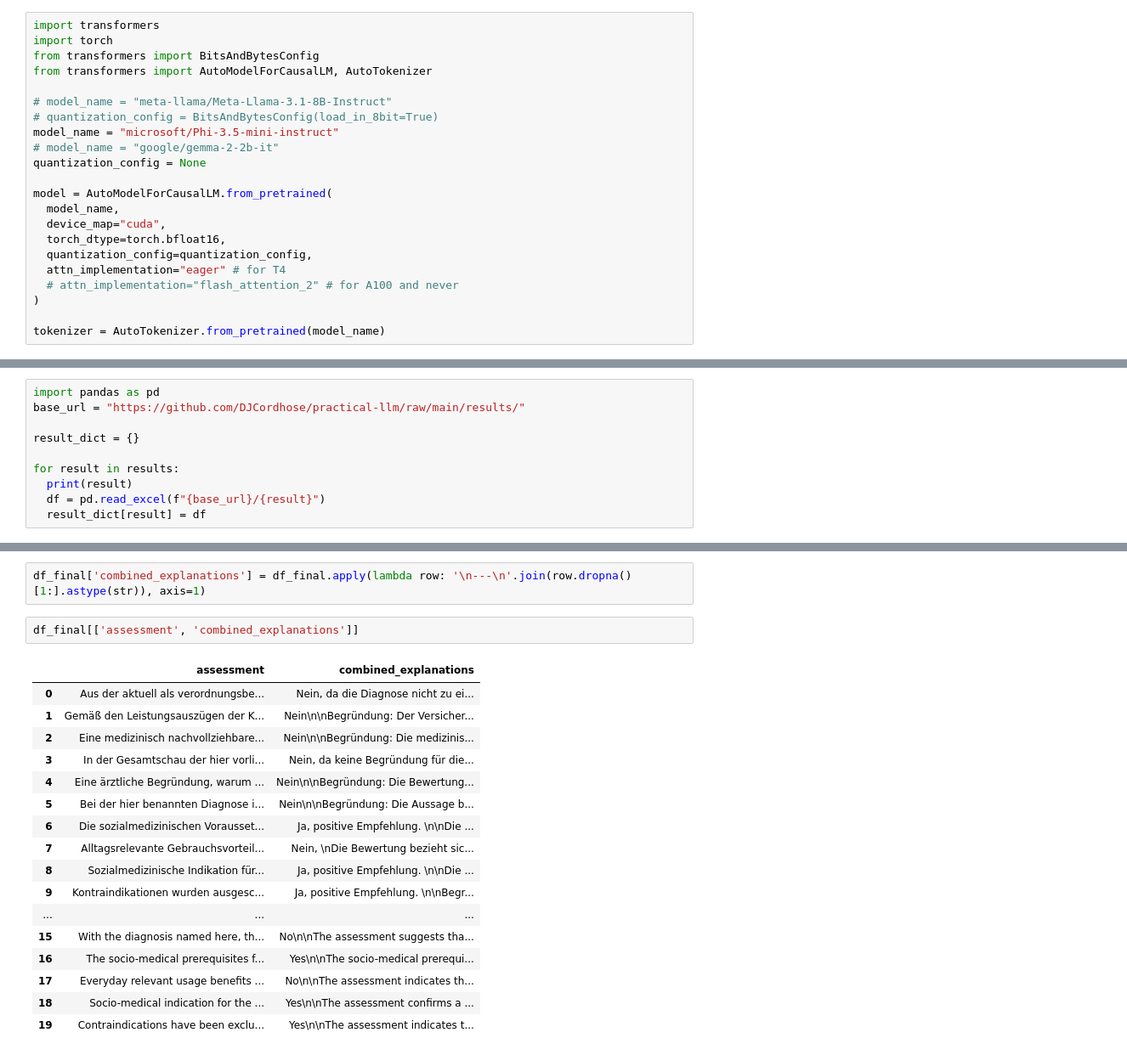
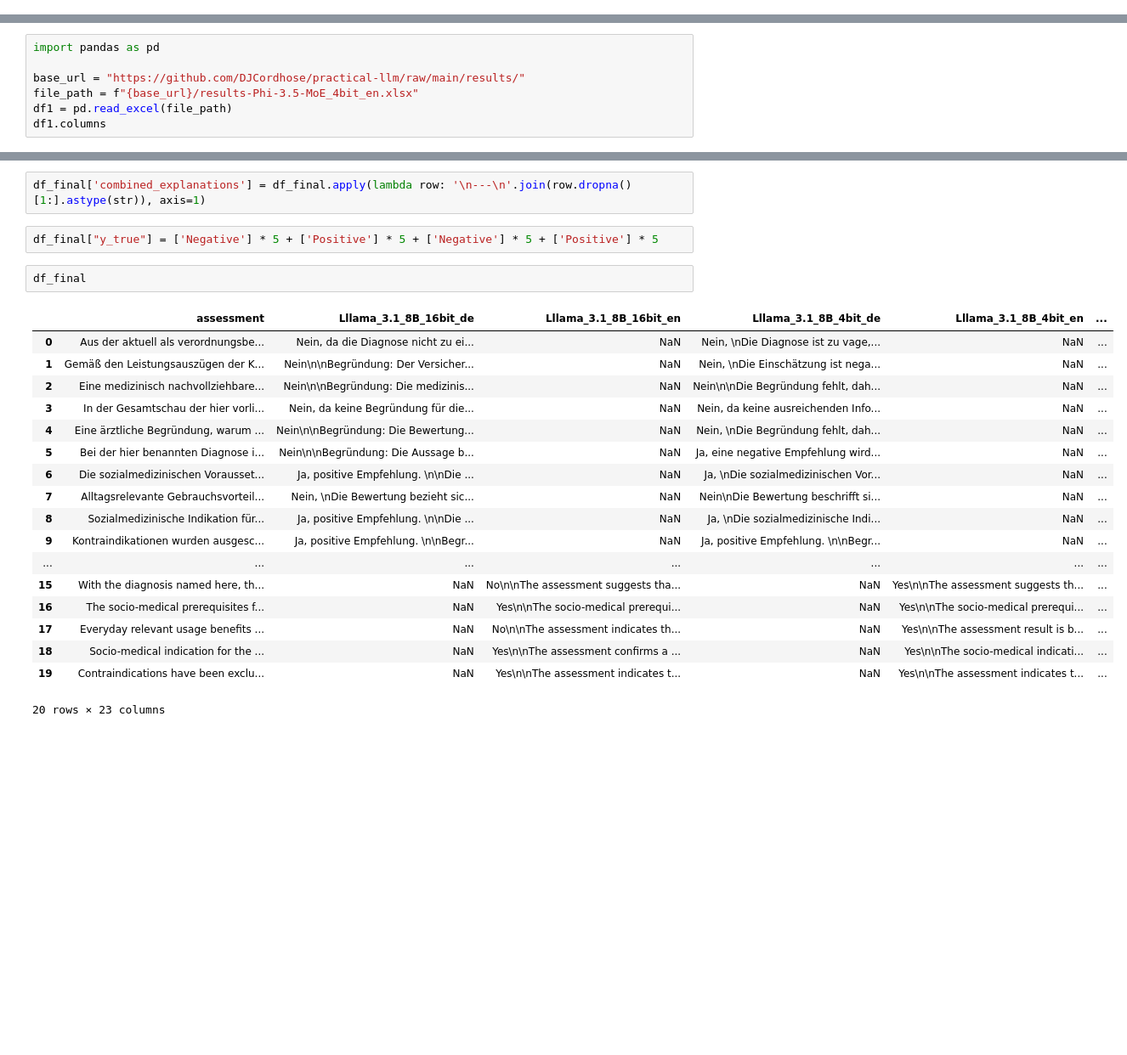
Before and after one commit to DJCordhose/practical-llm, a Jupyter notebook: GT-Compute.ipynb, the cells around one changed output, grey strips where cells are left out. Shown at 85% size. Drawn from its saved outputs; the diff is of its cells as text; blank space fills up the shorter version.

```diff
--- a/GT-Compute.ipynb
+++ b/GT-Compute.ipynb
@@ -126,22 +18,0 @@ warnings.filterwarnings("ignore")
-# %%
-import transformers
-import torch
-from transformers import BitsAndBytesConfig
-from transformers import AutoModelForCausalLM, AutoTokenizer
-
-# model_name = "meta-llama/Meta-Llama-3.1-8B-Instruct"
-# quantization_config = BitsAndBytesConfig(load_in_8bit=True)
-model_name = "microsoft/Phi-3.5-mini-instruct"
-# model_name = "google/gemma-2-2b-it"
-quantization_config = None
-
-model = AutoModelForCausalLM.from_pretrained(
-  model_name,
-  device_map="cuda",
-  torch_dtype=torch.bfloat16,
-  quantization_config=quantization_config,
-  attn_implementation="eager" # for T4
-  # attn_implementation="flash_attention_2" # for A100 and never
-)
-
-tokenizer = AutoTokenizer.from_pretrained(model_name)
@@ -363,12 +56,9 @@ phi_results = [
 results = llama_results + gpt_results + mixtral_results + phi_results
 # %%
 import pandas as pd
+
 base_url = "https://github.com/DJCordhose/practical-llm/raw/main/results/"
-
-result_dict = {}
-
-for result in results:
-  print(result)
-  df = pd.read_excel(f"{base_url}/{result}")
-  result_dict[result] = df
+file_path = f"{base_url}/results-Phi-3.5-MoE_4bit_en.xlsx"
+df1 = pd.read_excel(file_path)
+df1.columns
 # %% [output]
@@ -445,23 +100,26 @@ results_Phi-3.5-mini_16bit_en.xlsx
 results_Phi-3.5-mini_16bit_de.xlsx
 # %%
 df_final['combined_explanations'] = df_final.apply(lambda row: '\n---\n'.join(row.dropna()[1:].astype(str)), axis=1)
+# %%
+df_final["y_true"] = ['Negative'] * 5 + ['Positive'] * 5 + ['Negative'] * 5 + ['Positive'] * 5
 # %%
-df_final[['assessment', 'combined_explanations']]
+df_final
 # %% [output]
-|  | assessment | combined_explanations |
-| 0 | Aus der aktuell als verordnungsbe... | Nein, da die Diagnose nicht zu ei... |
-| 1 | Gemäß den Leistungsauszügen der K... | Nein\n\nBegründung: Der Versicher... |
-| 2 | Eine medizinisch nachvollziehbare... | Nein\n\nBegründung: Die medizinis... |
-| 3 | In der Gesamtschau der hier vorli... | Nein, da keine Begründung für die... |
-| 4 | Eine ärztliche Begründung, warum ... | Nein\n\nBegründung: Die Bewertung... |
-| 5 | Bei der hier benannten Diagnose i... | Nein\n\nBegründung: Die Aussage b... |
-| 6 | Die sozialmedizinischen Vorausset... | Ja, positive Empfehlung. \n\nDie ... |
-| 7 | Alltagsrelevante Gebrauchsvorteil... | Nein, \nDie Bewertung bezieht sic... |
-| 8 | Sozialmedizinische Indikation für... | Ja, positive Empfehlung. \n\nDie ... |
-| 9 | Kontraindikationen wurden ausgesc... | Ja, positive Empfehlung. \n\nBegr... |
-| ... | ... | ... |
-| 15 | With the diagnosis named here, th... | No\n\nThe assessment suggests tha... |
-| 16 | The socio-medical prerequisites f... | Yes\n\nThe socio-medical prerequi... |
-| 17 | Everyday relevant usage benefits ... | No\n\nThe assessment indicates th... |
-| 18 | Socio-medical indication for the ... | Yes\n\nThe assessment confirms a ... |
-| 19 | Contraindications have been exclu... | Yes\n\nThe assessment indicates t... |
+|  | assessment | Lllama_3.1_8B_16bit_de | Lllama_3.1_8B_16bit_en | Lllama_3.1_8B_4bit_de | Lllama_3.1_8B_4bit_en | ... |
+| 0 | Aus der aktuell als verordnungsbe... | Nein, da die Diagnose nicht zu ei... | NaN | Nein, \nDie Diagnose ist zu vage,... | NaN | ... |
+| 1 | Gemäß den Leistungsauszügen der K... | Nein\n\nBegründung: Der Versicher... | NaN | Nein, \nDie Einschätzung ist nega... | NaN | ... |
+| 2 | Eine medizinisch nachvollziehbare... | Nein\n\nBegründung: Die medizinis... | NaN | Nein\n\nDie Begründung fehlt, dah... | NaN | ... |
+| 3 | In der Gesamtschau der hier vorli... | Nein, da keine Begründung für die... | NaN | Nein, da keine ausreichenden Info... | NaN | ... |
+| 4 | Eine ärztliche Begründung, warum ... | Nein\n\nBegründung: Die Bewertung... | NaN | Nein, \nDie Begründung fehlt, dah... | NaN | ... |
+| 5 | Bei der hier benannten Diagnose i... | Nein\n\nBegründung: Die Aussage b... | NaN | Ja, eine negative Empfehlung wird... | NaN | ... |
+| 6 | Die sozialmedizinischen Vorausset... | Ja, positive Empfehlung. \n\nDie ... | NaN | Ja, \nDie sozialmedizinischen Vor... | NaN | ... |
+| 7 | Alltagsrelevante Gebrauchsvorteil... | Nein, \nDie Bewertung bezieht sic... | NaN | Nein\nDie Bewertung beschrifft si... | NaN | ... |
+| 8 | Sozialmedizinische Indikation für... | Ja, positive Empfehlung. \n\nDie ... | NaN | Ja, \nDie sozialmedizinische Indi... | NaN | ... |
+| 9 | Kontraindikationen wurden ausgesc... | Ja, positive Empfehlung. \n\nBegr... | NaN | Ja, positive Empfehlung. \n\nBegr... | NaN | ... |
+| ... | ... | ... | ... | ... | ... | ... |
+| 15 | With the diagnosis named here, th... | NaN | No\n\nThe assessment suggests tha... | NaN | Yes\n\nThe assessment suggests th... | ... |
+| 16 | The socio-medical prerequisites f... | NaN | Yes\n\nThe socio-medical prerequi... | NaN | Yes\n\nThe socio-medical prerequi... | ... |
+| 17 | Everyday relevant usage benefits ... | NaN | No\n\nThe assessment indicates th... | NaN | Yes\n\nThe assessment result is b... | ... |
+| 18 | Socio-medical indication for the ... | NaN | Yes\n\nThe assessment confirms a ... | NaN | Yes\n\nThe socio-medical indicati... | ... |
+| 19 | Contraindications have been exclu... | NaN | Yes\n\nThe assessment indicates t... | NaN | Yes\n\nThe assessment indicates t... | ... |
+20 rows × 23 columns
```
Also changed, not shown: parts of 34 cells of this notebook.
